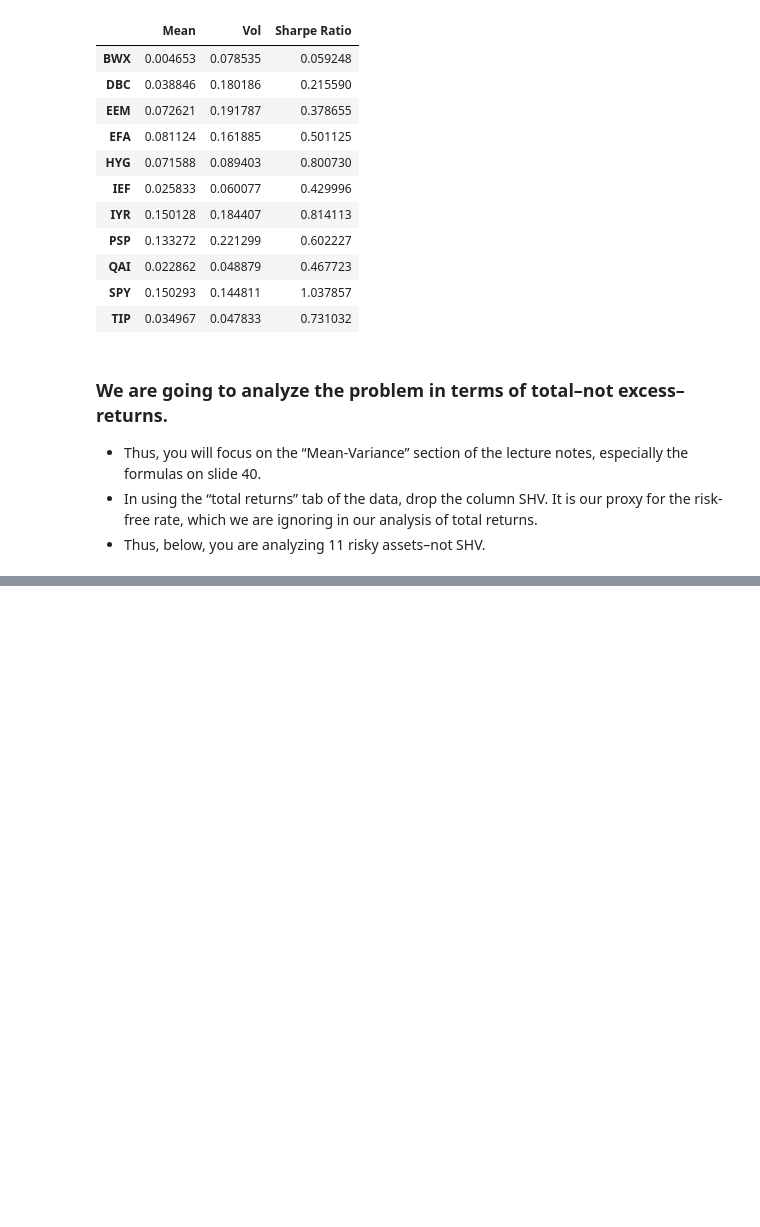
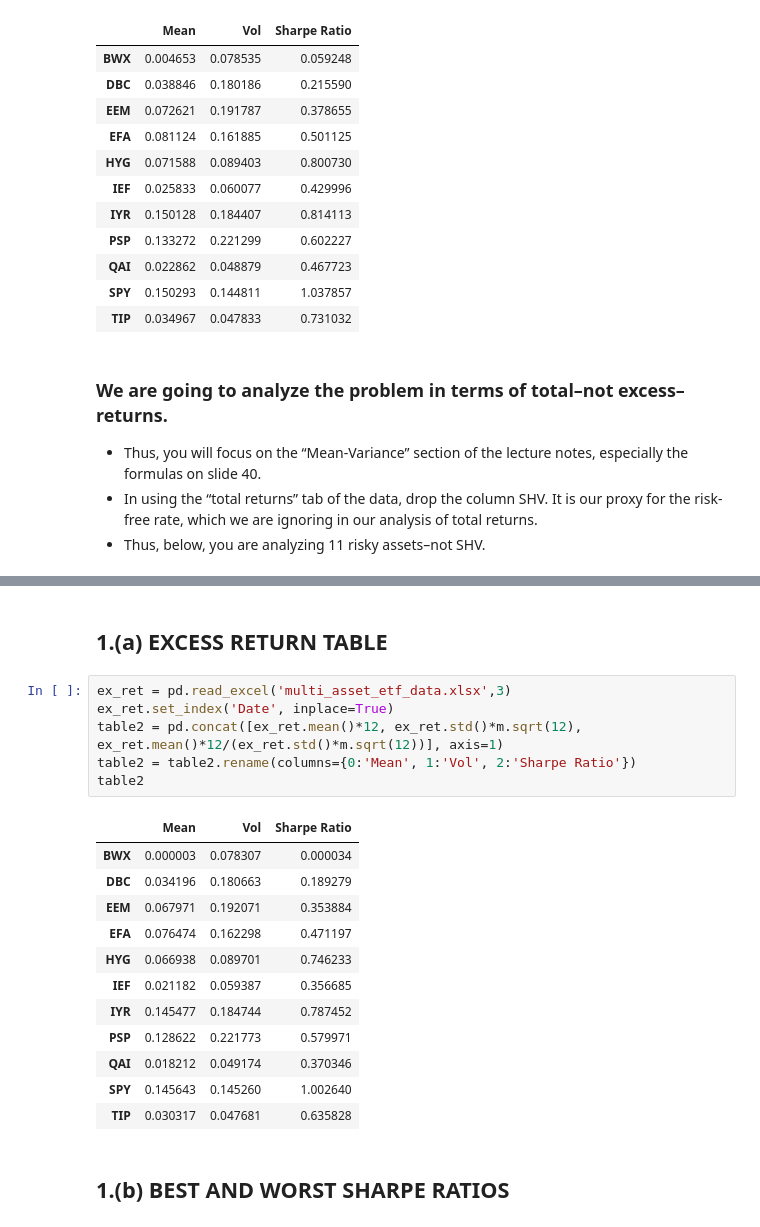
Before and after one commit to alanwake47/finm-36700-portfolio, a Jupyter notebook: week1_hw/workbook_hw1.ipynb, the cells around one changed output, grey strips where cells are left out. Drawn from its saved outputs; the diff is of its cells as text; blank space fills up the shorter version.

```diff
--- a/week1_hw/workbook_hw1.ipynb
+++ b/week1_hw/workbook_hw1.ipynb
@@ -259,0 +104,23 @@ corr.max().max()
+# %% [markdown]
+## 1.(a) EXCESS RETURN TABLE
+# %%
+ex_ret = pd.read_excel('multi_asset_etf_data.xlsx',3)
+ex_ret.set_index('Date', inplace=True)
+table2 = pd.concat([ex_ret.mean()*12, ex_ret.std()*m.sqrt(12), ex_ret.mean()*12/(ex_ret.std()*m.sqrt(12))], axis=1)
+table2 = table2.rename(columns={0:'Mean', 1:'Vol', 2:'Sharpe Ratio'})
+table2
+# %% [output]
+|  | Mean | Vol | Sharpe Ratio |
+| BWX | 0.000003 | 0.078307 | 0.000034 |
+| DBC | 0.034196 | 0.180663 | 0.189279 |
+| EEM | 0.067971 | 0.192071 | 0.353884 |
+| EFA | 0.076474 | 0.162298 | 0.471197 |
+| HYG | 0.066938 | 0.089701 | 0.746233 |
+| IEF | 0.021182 | 0.059387 | 0.356685 |
+| IYR | 0.145477 | 0.184744 | 0.787452 |
+| PSP | 0.128622 | 0.221773 | 0.579971 |
+| QAI | 0.018212 | 0.049174 | 0.370346 |
+| SPY | 0.145643 | 0.145260 | 1.002640 |
+| TIP | 0.030317 | 0.047681 | 0.635828 |
+# %% [markdown]
+## 1.(b) BEST AND WORST SHARPE RATIOS
```
Also changed, not shown: parts of 71 cells of this notebook, 1 other file.
